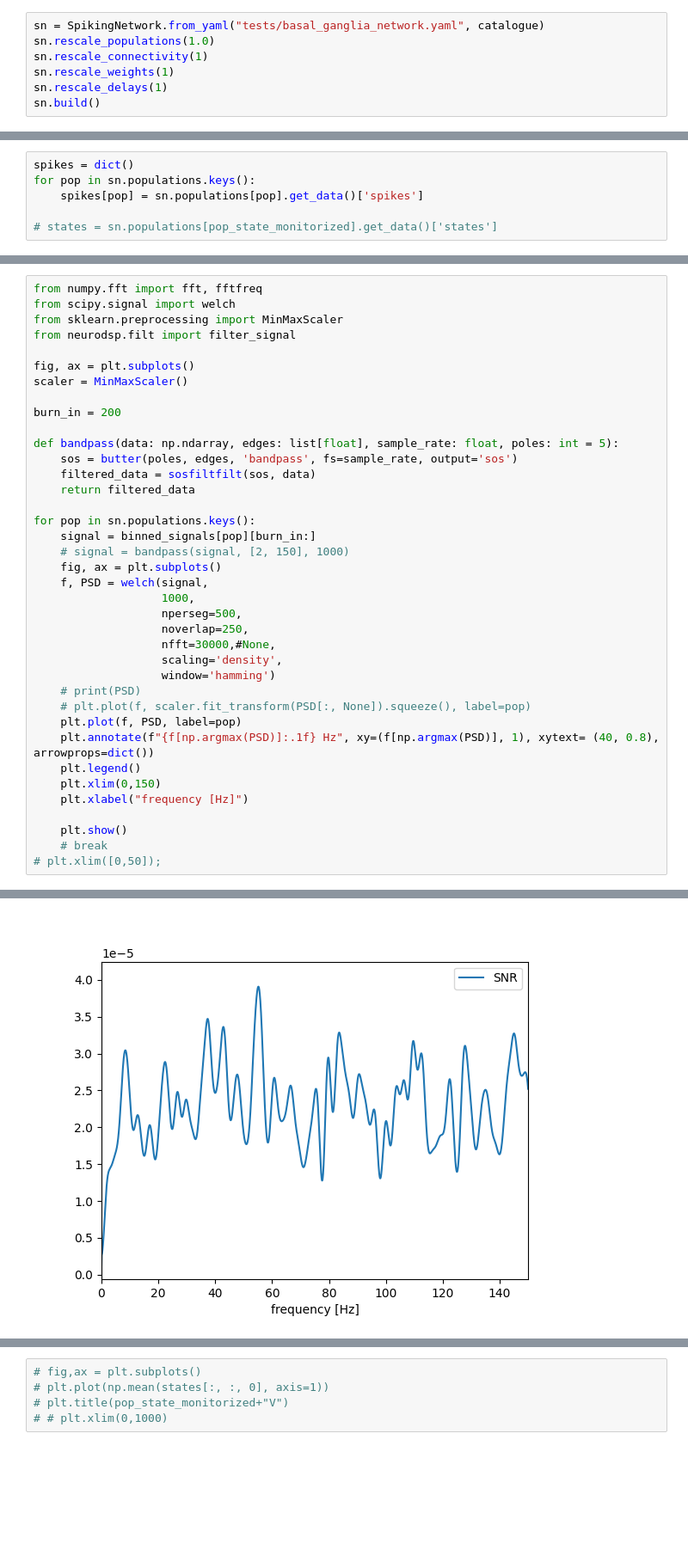
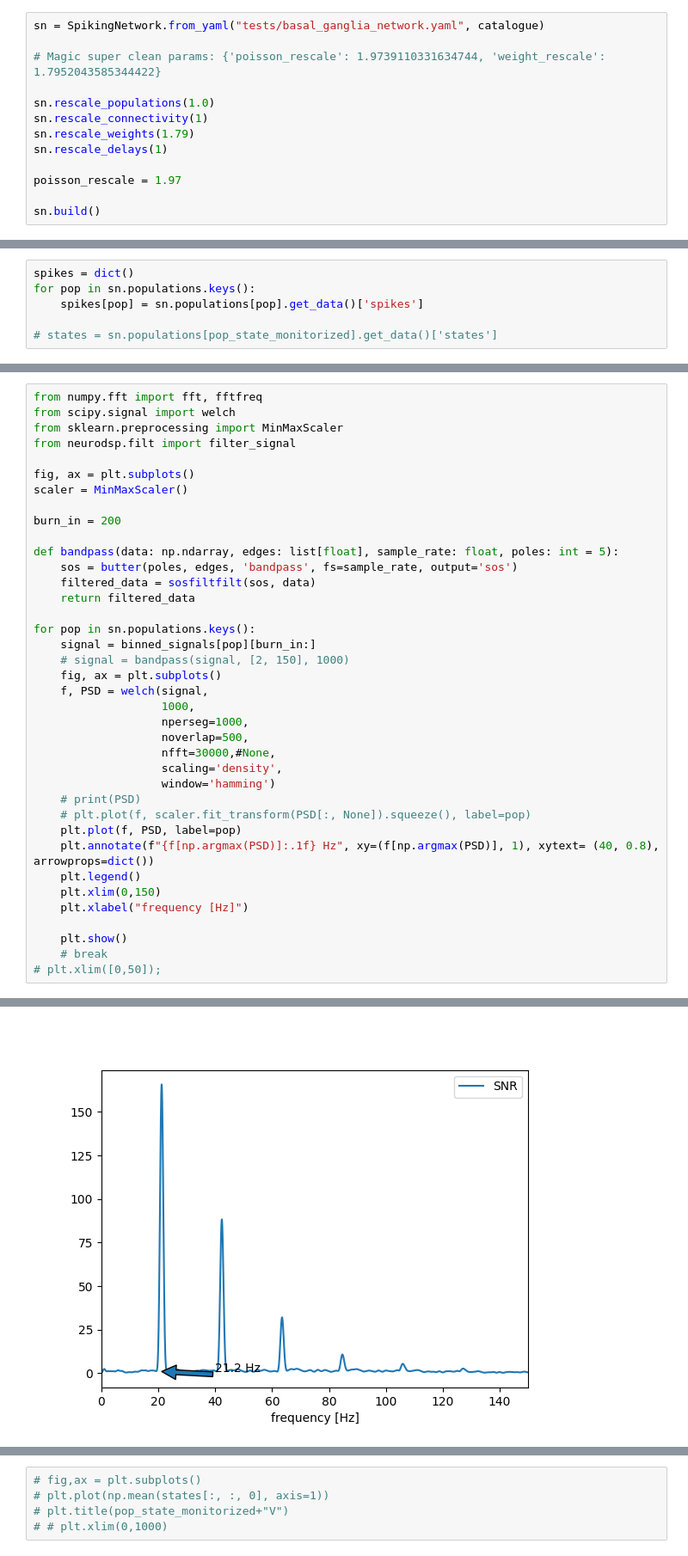
Before and after one commit to djanloo/quilt, a Jupyter notebook: basal_ganglia.ipynb, the cells around one changed output, grey strips where cells are left out. Shown at 86% size. Drawn from its saved outputs; the diff is of its cells as text; blank space fills up the shorter version.

Commit message:
Confirmed good params for bee gees

```diff
--- a/basal_ganglia.ipynb
+++ b/basal_ganglia.ipynb
@@ -16,10 +18,16 @@ from quilt.builder import NeuronCatalogue, SpikingNetwork
 catalogue = NeuronCatalogue.from_yaml("tests/basal_ganglia_neurons.yaml")
 # %%
 sn = SpikingNetwork.from_yaml("tests/basal_ganglia_network.yaml", catalogue)
+
+# Magic super clean params: {'poisson_rescale': 1.9739110331634744, 'weight_rescale': 1.7952043585344422}
+
 sn.rescale_populations(1.0)
 sn.rescale_connectivity(1)
-sn.rescale_weights(1)
+sn.rescale_weights(1.79)
 sn.rescale_delays(1)
+
+poisson_rescale = 1.97
+
 sn.build()
 # %% [output]
 [interactive output not drawn]
@@ -126,8 +133,8 @@ for pop in sn.populations.keys():
     fig, ax = plt.subplots()
     f, PSD = welch(signal,
                    1000,
-                   nperseg=500,
-                   noverlap=250,
+                   nperseg=1000,
+                   noverlap=500,
                    nfft=30000,#None,
                    scaling='density',
                    window='hamming')
@@ -152,4 +159,4 @@ for pop in sn.populations.keys():
-[figure, old version]
+[figure, new version]
 [figure]
 # %%
 # fig,ax = plt.subplots()
```
Also changed, not shown: parts of 9 cells of this notebook.
